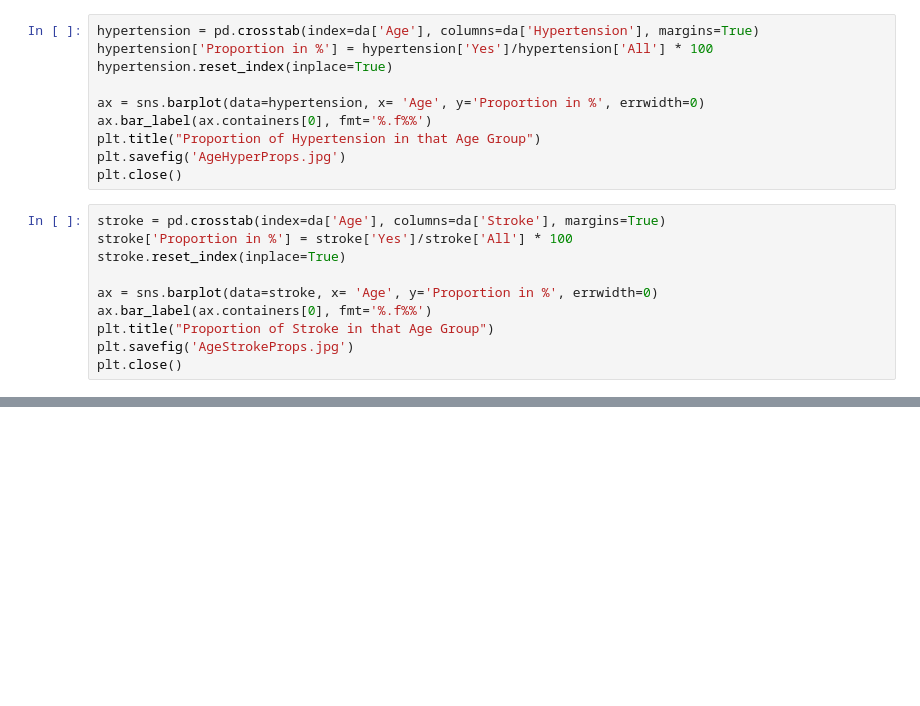
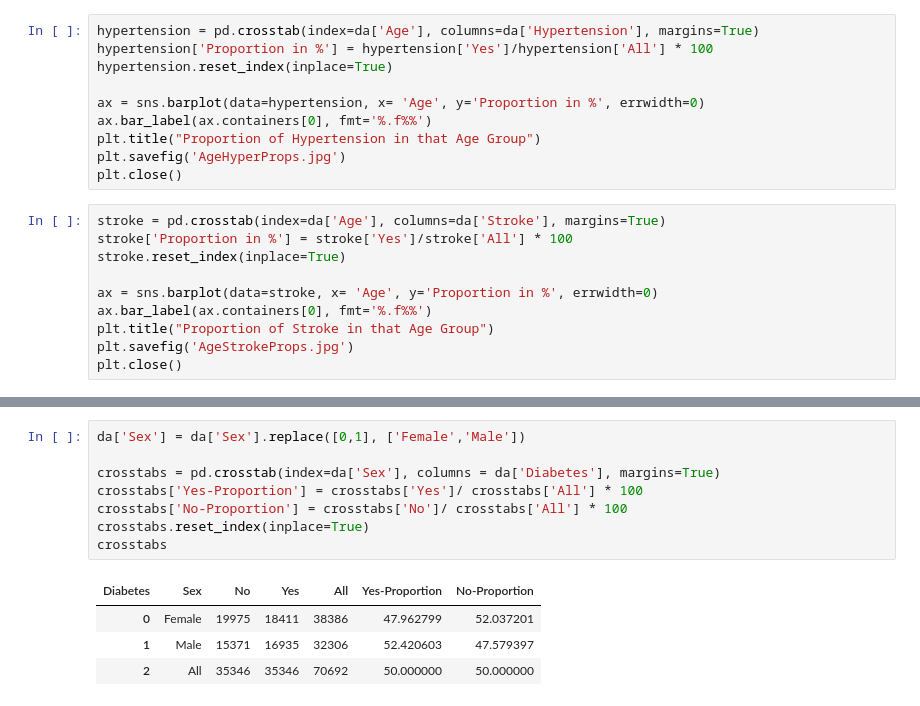
Before and after one commit to mz123analysis/Health-Analysis, a Jupyter notebook: Analysis/Analysis of our Heath Data.ipynb, the cells around one changed output, grey strips where cells are left out. Cells and saved outputs as stored; diff of their text form; blank space fills up the shorter version.

```diff
--- a/Analysis/Untitled-1.ipynb
+++ b/Analysis/Analysis of our Heath Data.ipynb
@@ -138,0 +150,13 @@ As we can see, as the people get older, both diabetes, hypertension, stroke incr
+# %%
+da['Sex'] = da['Sex'].replace([0,1], ['Female','Male'])
+
+crosstabs = pd.crosstab(index=da['Sex'], columns = da['Diabetes'], margins=True)
+crosstabs['Yes-Proportion'] = crosstabs['Yes']/ crosstabs['All'] * 100
+crosstabs['No-Proportion'] = crosstabs['No']/ crosstabs['All'] * 100
+crosstabs.reset_index(inplace=True)
+crosstabs
+# %% [output]
+| Diabetes | Sex | No | Yes | All | Yes-Proportion | No-Proportion |
+| 0 | Female | 19975 | 18411 | 38386 | 47.962799 | 52.037201 |
+| 1 | Male | 15371 | 16935 | 32306 | 52.420603 | 47.579397 |
+| 2 | All | 35346 | 35346 | 70692 | 50.000000 | 50.000000 |
```
Also changed, not shown: parts of 35 cells of this notebook, 6 other files.
